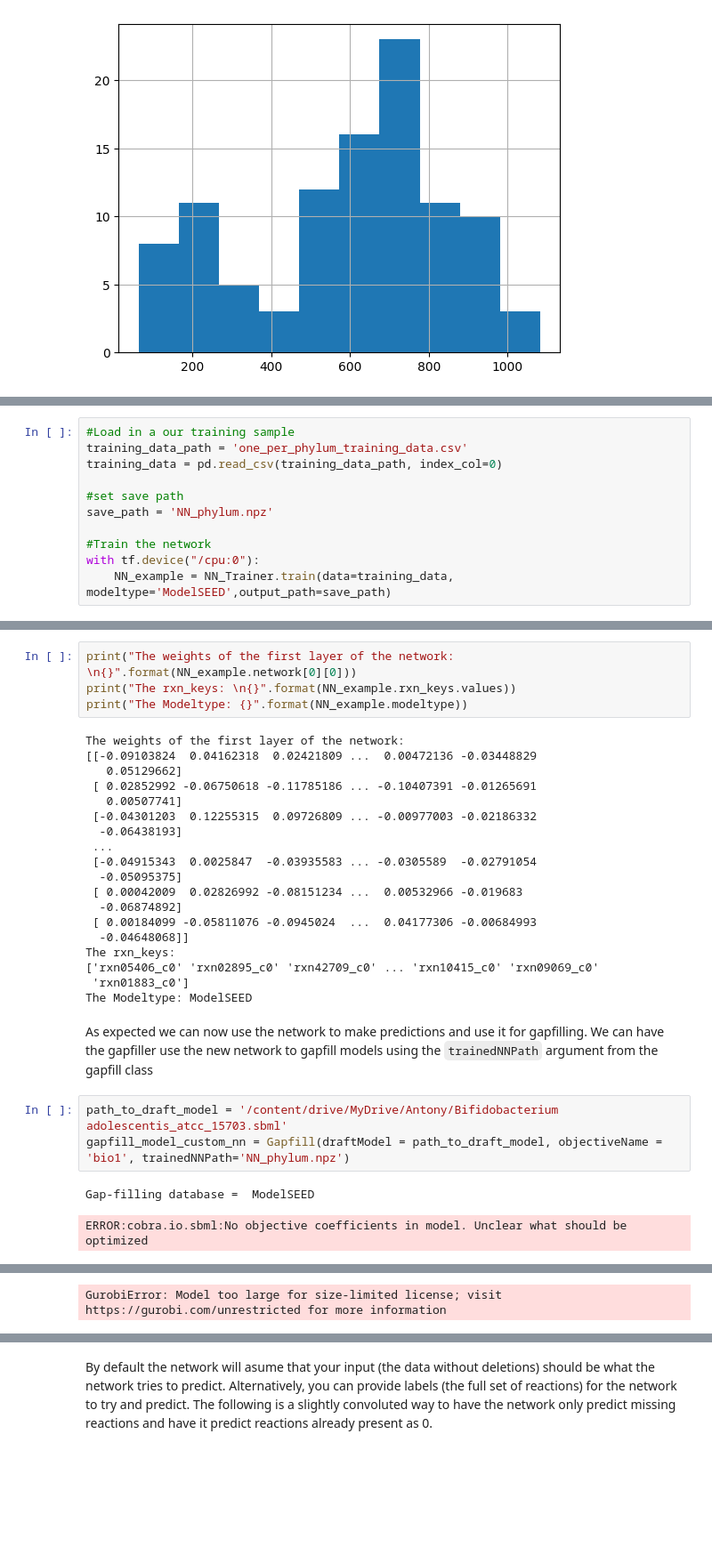
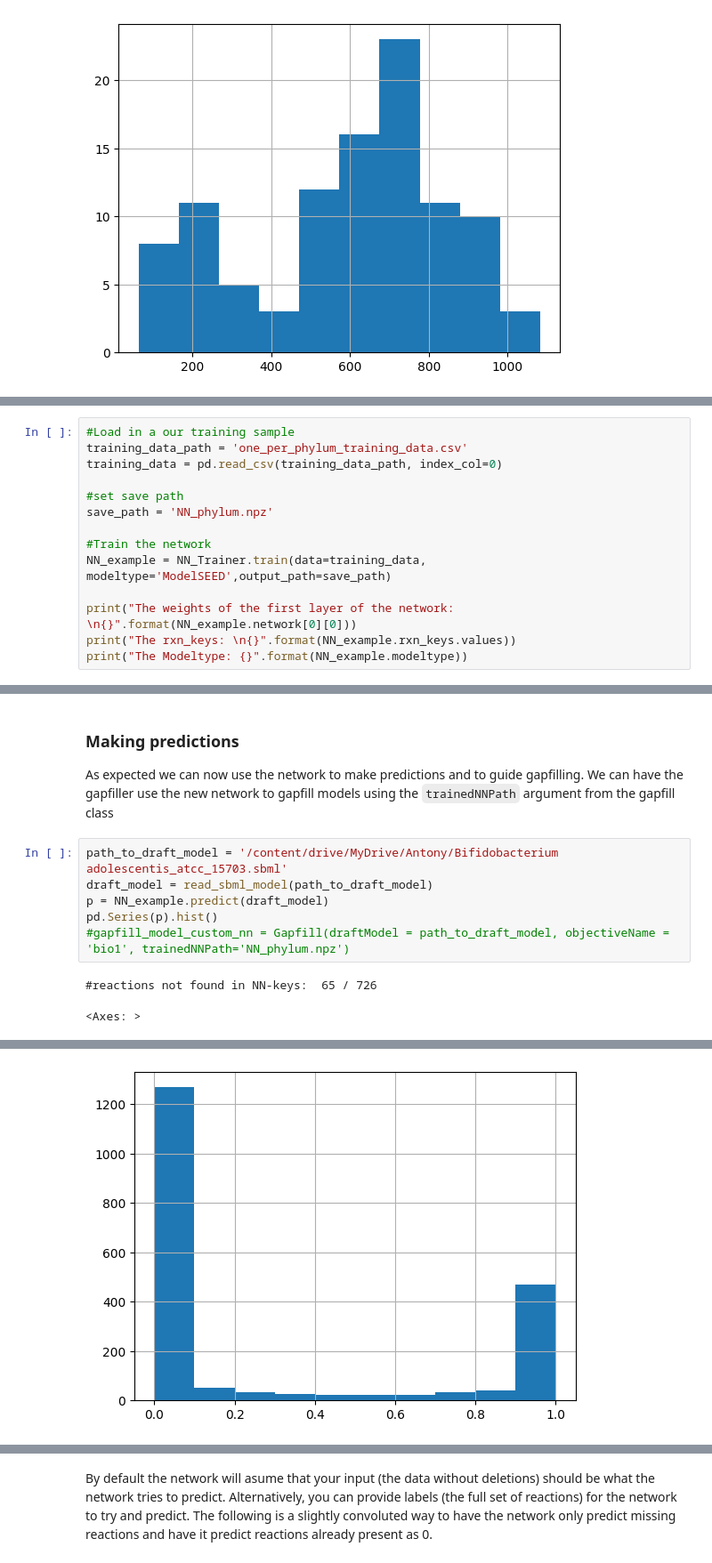
Before and after one commit to hariszaf/metabolic_toy_model, a Jupyter notebook: Antony2025/DNNGIORtraining.ipynb, the cells around one changed output, grey strips where cells are left out. Shown at 89% size. Drawn from its saved outputs; the diff is of its cells as text; blank space fills up the shorter version.

```diff
--- a/Antony2025/DNNGIORtraining.ipynb
+++ b/Antony2025/DNNGIORtraining.ipynb
@@ -200,7 +165,10 @@ training_data = pd.read_csv(training_data_path, index_col=0)
 save_path = 'NN_phylum.npz'
 
 #Train the network
-with tf.device("/cpu:0"):
-    NN_example = NN_Trainer.train(data=training_data, modeltype='ModelSEED',output_path=save_path)
+NN_example = NN_Trainer.train(data=training_data, modeltype='ModelSEED',output_path=save_path)
+
+print("The weights of the first layer of the network: \n{}".format(NN_example.network[0][0]))
+print("The rxn_keys: \n{}".format(NN_example.rxn_keys.values))
+print("The Modeltype: {}".format(NN_example.modeltype))
 # %% [output]
 Num GPUs Available:  0
@@ -233,31 +201,13 @@ Which is build into the NN_Predictor class
-# %%
-print("The weights of the first layer of the network: \n{}".format(NN_example.network[0][0]))
-print("The rxn_keys: \n{}".format(NN_example.rxn_keys.values))
-print("The Modeltype: {}".format(NN_example.modeltype))
-# %% [output]
-The weights of the first layer of the network:
-[[-0.09103824  0.04162318  0.02421809 ...  0.00472136 -0.03448829
-   0.05129662]
- [ 0.02852992 -0.06750618 -0.11785186 ... -0.10407391 -0.01265691
-   0.00507741]
- [-0.04301203  0.12255315  0.09726809 ... -0.00977003 -0.02186332
-  -0.06438193]
- ...
- [-0.04915343  0.0025847  -0.03935583 ... -0.0305589  -0.02791054
-  -0.05095375]
- [ 0.00042009  0.02826992 -0.08151234 ...  0.00532966 -0.019683
-  -0.06874892]
- [ 0.00184099 -0.05811076 -0.0945024  ...  0.04177306 -0.00684993
-  -0.04648068]]
-The rxn_keys:
-['rxn05406_c0' 'rxn02895_c0' 'rxn42709_c0' ... 'rxn10415_c0' 'rxn09069_c0'
- 'rxn01883_c0']
-The Modeltype: ModelSEED
 # %% [markdown]
-As expected we can now use the network to make predictions and use it for gapfilling. We can have the gapfiller use the new network to gapfill models using the `trainedNNPath` argument from the gapfill class
+### Making predictions
+
+As expected we can now use the network to make predictions and to guide gapfilling. We can have the gapfiller use the new network to gapfill models using the `trainedNNPath` argument from the gapfill class
 # %%
 path_to_draft_model = '/content/drive/MyDrive/Antony/Bifidobacterium adolescentis_atcc_15703.sbml'
-gapfill_model_custom_nn = Gapfill(draftModel = path_to_draft_model, objectiveName = 'bio1', trainedNNPath='NN_phylum.npz')
+draft_model = read_sbml_model(path_to_draft_model)
+p = NN_example.predict(draft_model)
+pd.Series(p).hist()
+#gapfill_model_custom_nn = Gapfill(draftModel = path_to_draft_model, objectiveName = 'bio1', trainedNNPath='NN_phylum.npz')
 # %% [output]
-Gap-filling database =  ModelSEED
+#reactions not found in NN-keys:  65 / 726
-ERROR:cobra.io.sbml:No objective coefficients in model. Unclear what should be optimized
+<Axes: >
@@ -266,4 +214,4 @@ Warning for adding constraints: zero or small (< 1e-13) coefficients, ignored
-GurobiError: Model too large for size-limited license; visit https://gurobi.com/unrestricted for more information
+[figure, added]
 # %% [markdown]
 ### For the interested: Changing feature generation parameters
 
```
Also changed, not shown: parts of 18 cells of this notebook.
